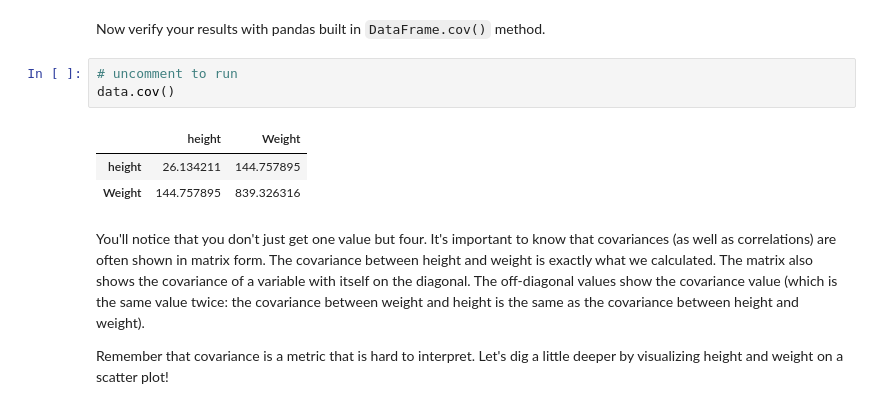
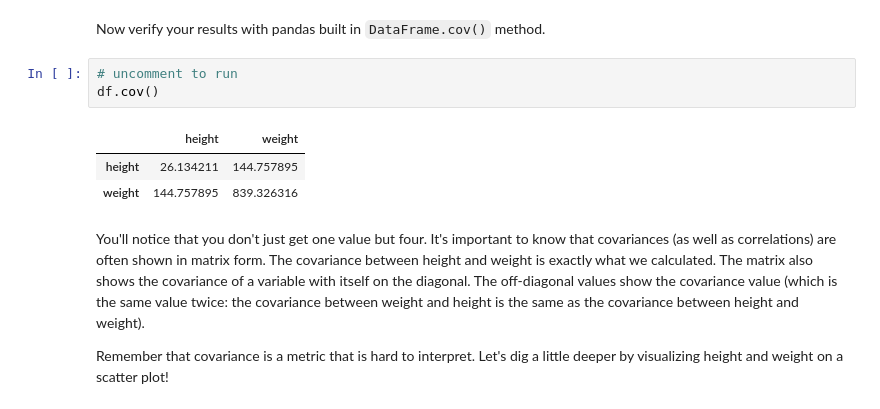
Before and after one commit to ortsed/dsc-correlation-covariance-lab-dc-ds-career-042219, a Jupyter notebook: index.ipynb, the cells around one changed output. Saved outputs shown, nothing was run; the diff lists cells and outputs as text.

```diff
--- a/index.ipynb
+++ b/index.ipynb
@@ -169,11 +169,11 @@ covariance(df['height'], df['weight'])
 Now verify your results with pandas built in `DataFrame.cov()` method.
 # %%
 # uncomment to run
-data.cov()
+df.cov()
 # %% [output]
-|  | height | Weight |
+|  | height | weight |
 | height | 26.134211 | 144.757895 |
-| Weight | 144.757895 | 839.326316 |
+| weight | 144.757895 | 839.326316 |
 # %% [markdown]
 You'll notice that you don't just get one value but four. It's important to know that covariances (as well as correlations) are often shown in matrix form. The covariance between height and weight is exactly what we calculated. The matrix also shows the covariance of a variable with itself on the diagonal. The off-diagonal values show the covariance value (which is the same value twice: the covariance between weight and height is the same as the covariance between height and weight).
 
```
